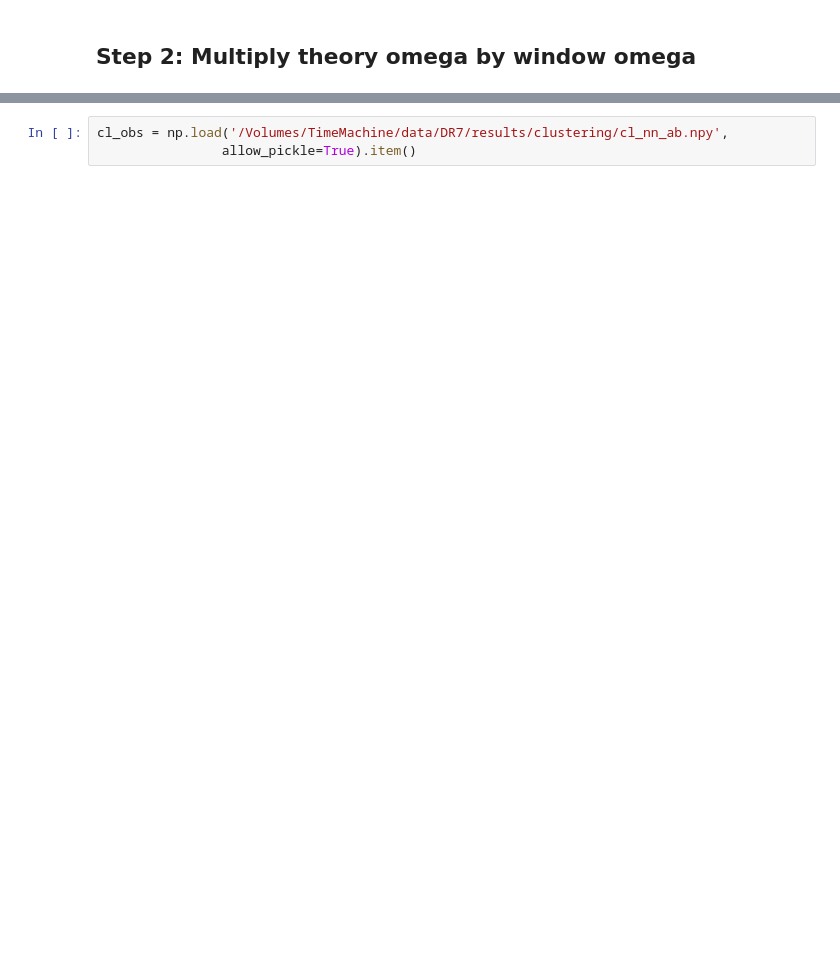
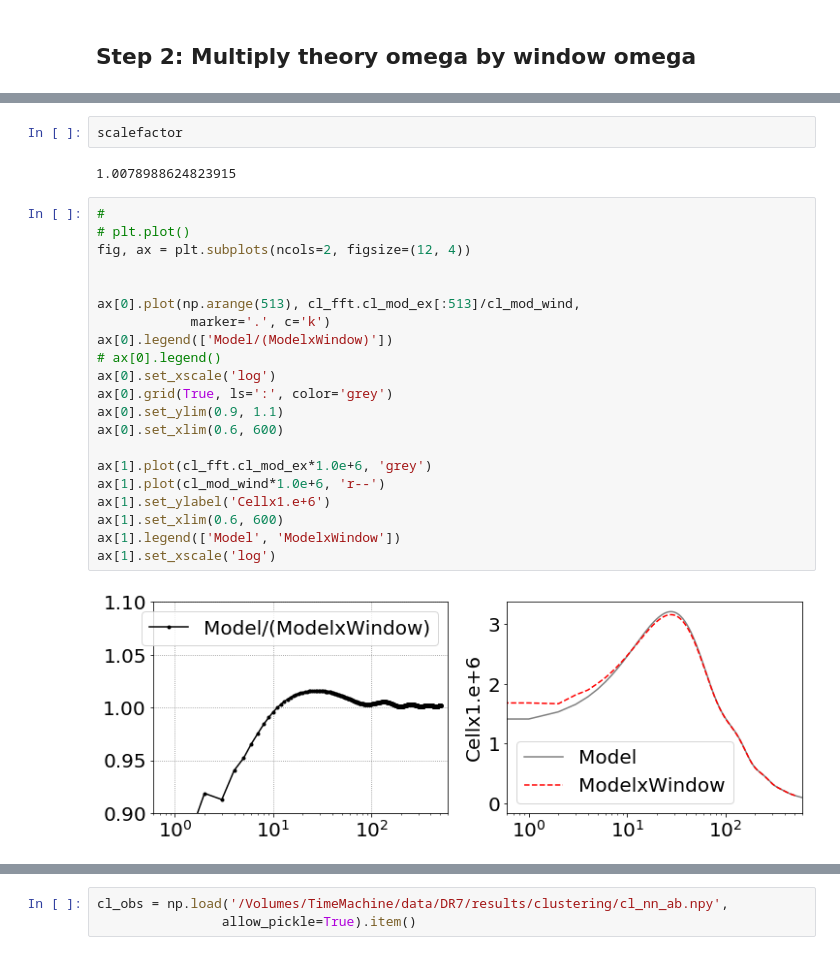
Before and after one commit to mehdirezaie/SYSNet, a Jupyter notebook: src/window2D.ipynb, the cells around one changed output, grey strips where cells are left out. Cells and saved outputs as stored; diff of their text form; blank space fills up the shorter version.

```diff
--- a/src/window2D.ipynb
+++ b/src/window2D.ipynb
@@ -280,0 +394,27 @@ cl_mod_wind   = xi2cl(xg, wg, xi_mod_wind, xg.size)
+# %%
+scalefactor
+# %% [output]
+1.0078988624823915
+# %%
+#
+# plt.plot()
+fig, ax = plt.subplots(ncols=2, figsize=(12, 4))
+
+
+ax[0].plot(np.arange(513), cl_fft.cl_mod_ex[:513]/cl_mod_wind,
+            marker='.', c='k')
+ax[0].legend(['Model/(ModelxWindow)'])
+# ax[0].legend()
+ax[0].set_xscale('log')
+ax[0].grid(True, ls=':', color='grey')
+ax[0].set_ylim(0.9, 1.1)
+ax[0].set_xlim(0.6, 600)
+
+ax[1].plot(cl_fft.cl_mod_ex*1.0e+6, 'grey')
+ax[1].plot(cl_mod_wind*1.0e+6, 'r--')
+ax[1].set_ylabel('Cellx1.e+6')
+ax[1].set_xlim(0.6, 600)
+ax[1].legend(['Model', 'ModelxWindow'])
+ax[1].set_xscale('log')
+# %% [output]
+[figure, added]
```
Also changed, not shown: parts of 47 cells of this notebook, 14 other files.
